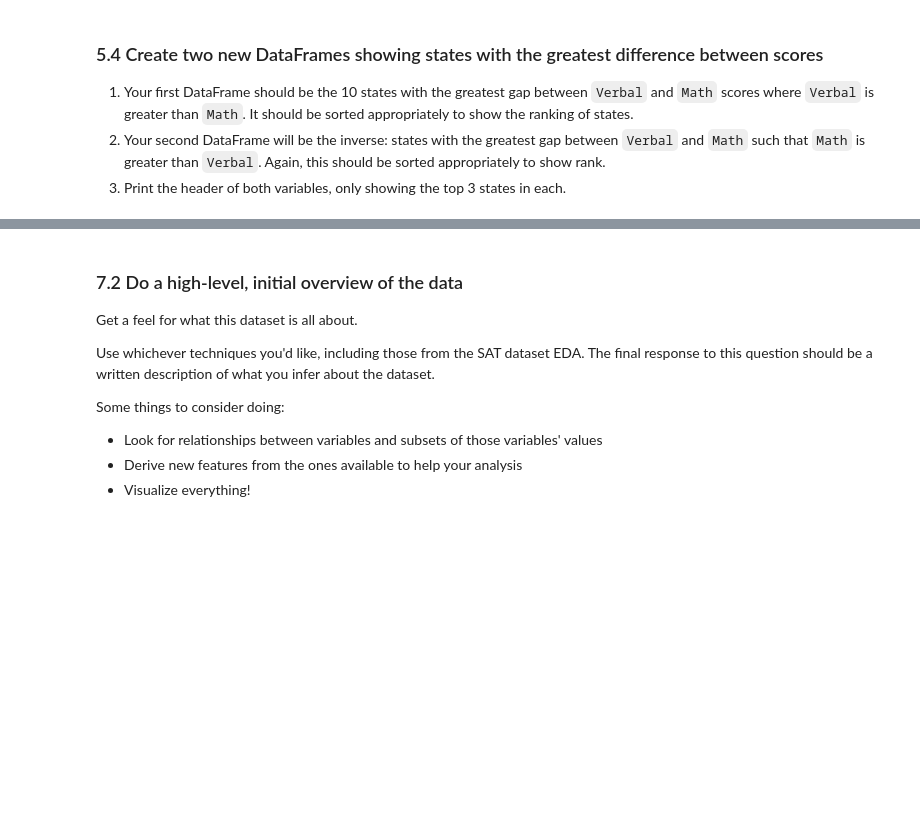
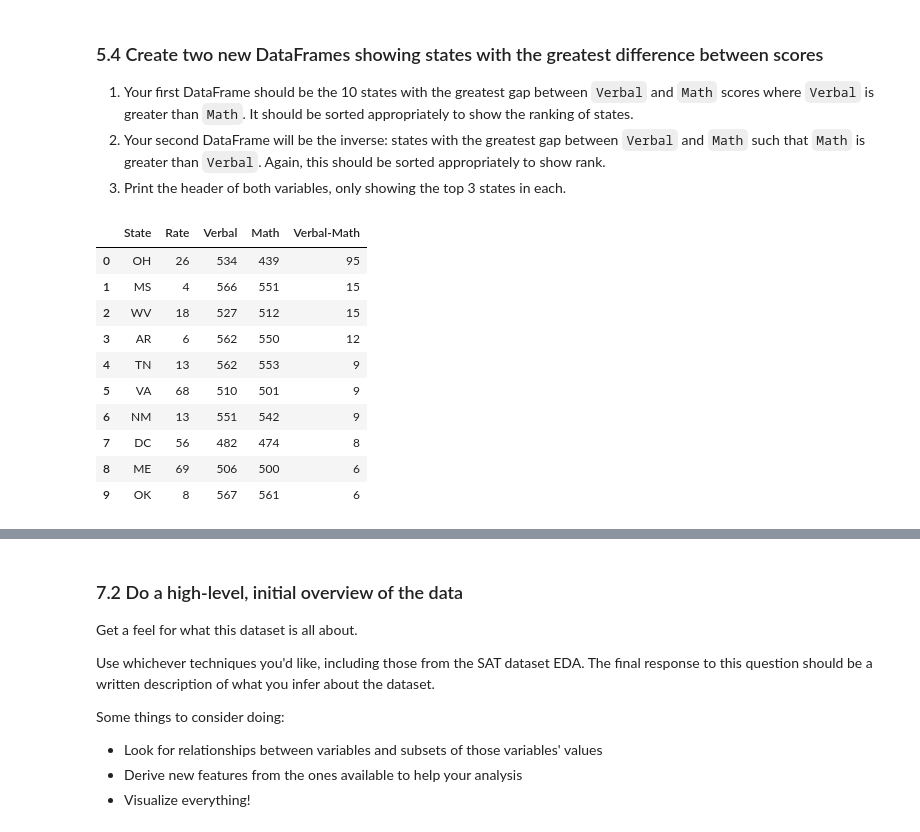
Before and after one commit to guangyic/project2, a Jupyter notebook: CHUA_Guangyi_Project2.ipynb, the cells around one changed output, grey strips where cells are left out. Saved outputs shown, nothing was run; the diff lists cells and outputs as text; code cells hidden in the pictures; blank space fills up the shorter version.

```diff
--- a/CHUA_Guangyi_Project2.ipynb
+++ b/CHUA_Guangyi_Project2.ipynb
@@ -366,3 +435,20 @@ Specifically, this should be `Verbal - Math`.
 1. Your first DataFrame should be the 10 states with the greatest gap between `Verbal` and `Math` scores where `Verbal` is greater than `Math`. It should be sorted appropriately to show the ranking of states.
 2. Your second DataFrame will be the inverse: states with the greatest gap between `Verbal` and `Math` such that `Math` is greater than `Verbal`. Again, this should be sorted appropriately to show rank.
 3. Print the header of both variables, only showing the top 3 states in each.
+# %%
+sat_top10_delta = sat_df2.sort_values("Verbal-Math", axis=0, ascending=False)
+sat_top10_delta.reset_index(inplace=True, drop=True)
+sat_top10_delta = sat_top10_delta.loc[:9,:]
+sat_top10_delta
+# %% [output]
+|  | State | Rate | Verbal | Math | Verbal-Math |
+| 0 | OH | 26 | 534 | 439 | 95 |
+| 1 | MS | 4 | 566 | 551 | 15 |
+| 2 | WV | 18 | 527 | 512 | 15 |
+| 3 | AR | 6 | 562 | 550 | 12 |
+| 4 | TN | 13 | 562 | 553 | 9 |
+| 5 | VA | 68 | 510 | 501 | 9 |
+| 6 | NM | 13 | 551 | 542 | 9 |
+| 7 | DC | 56 | 482 | 474 | 8 |
+| 8 | ME | 69 | 506 | 500 | 6 |
+| 9 | OK | 8 | 567 | 561 | 6 |
```
Also changed, not shown: parts of 12 cells of this notebook.
